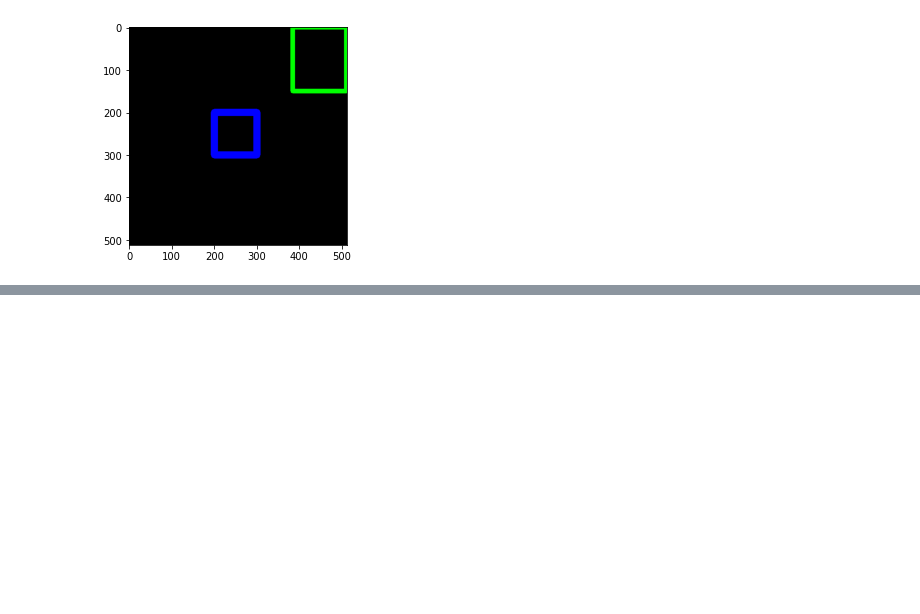
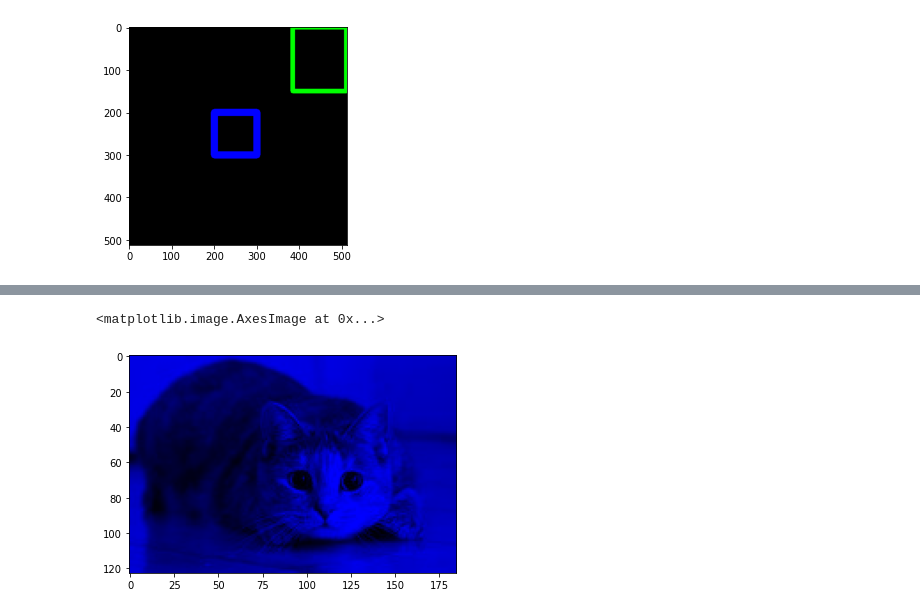
Before and after one commit to Farah14-lab/PCVK_Genap_2023, a Jupyter notebook: Week2.ipynb, the cells around one changed output, grey strips where cells are left out. Saved outputs shown, nothing was run; the diff lists cells and outputs as text; code cells hidden in the pictures; blank space fills up the shorter version.

```diff
--- a/Week2.ipynb
+++ b/Week2.ipynb
@@ -102,0 +157,7 @@ plt.imshow(black_img)
+# %%
+img_gb = img
+img_gb[:,:,0] = 0
+plt.imshow(img_gb)
+# %% [output]
+<matplotlib.image.AxesImage at 0x...>
+[figure, added]
```
Also changed, not shown: parts of 25 cells of this notebook.
